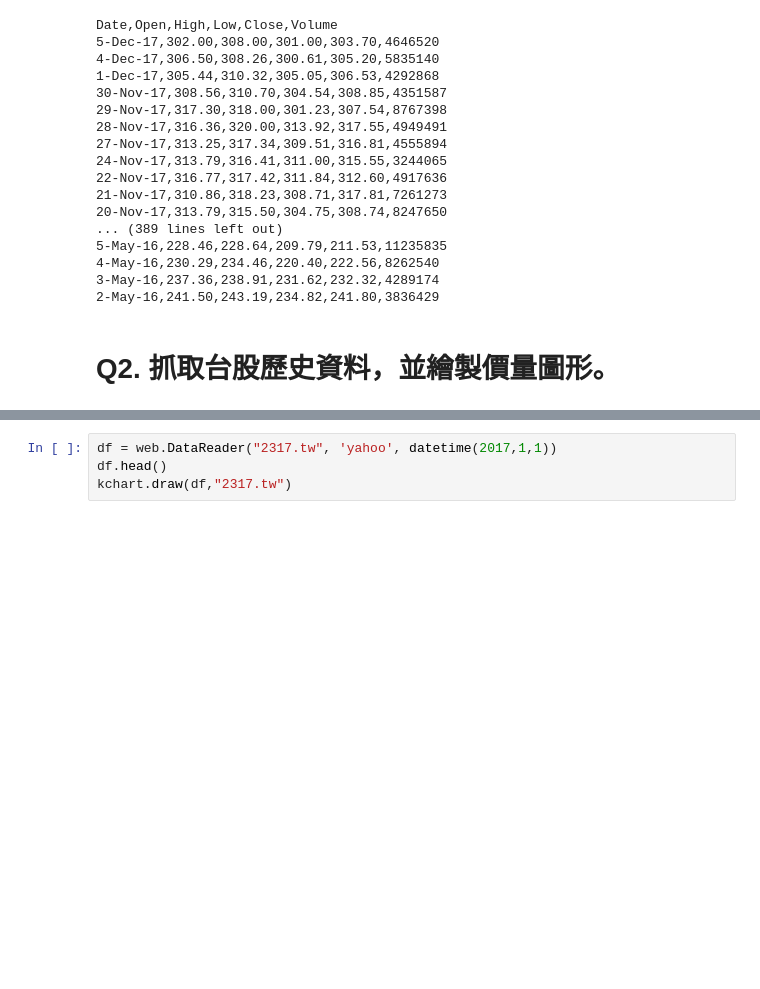
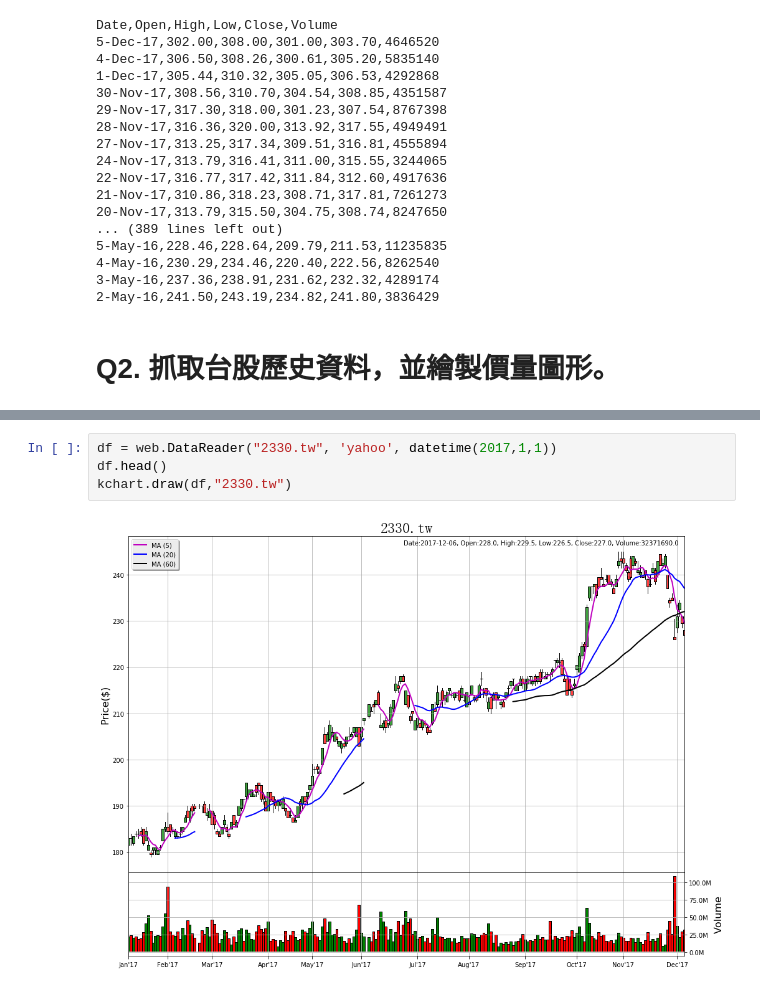
Before and after one commit to chinyinghung/20171026, a Jupyter notebook: HW5/HW5.ipynb, the cells around one changed output, grey strips where cells are left out. Saved outputs shown, nothing was run; the diff lists cells and outputs as text; blank space fills up the shorter version.

```diff
--- a/HW5/HW5.ipynb
+++ b/HW5/HW5.ipynb
@@ -42,4 +40,6 @@ ModuleNotFoundError: No module named 'kchart'
 # %%
-df = web.DataReader("2317.tw", 'yahoo', datetime(2017,1,1))
+df = web.DataReader("2330.tw", 'yahoo', datetime(2017,1,1))
 df.head()
-kchart.draw(df,"2317.tw")
+kchart.draw(df,"2330.tw")
+# %% [output]
+[figure, added]
```
Also changed, not shown: parts of 1 cell of this notebook.
